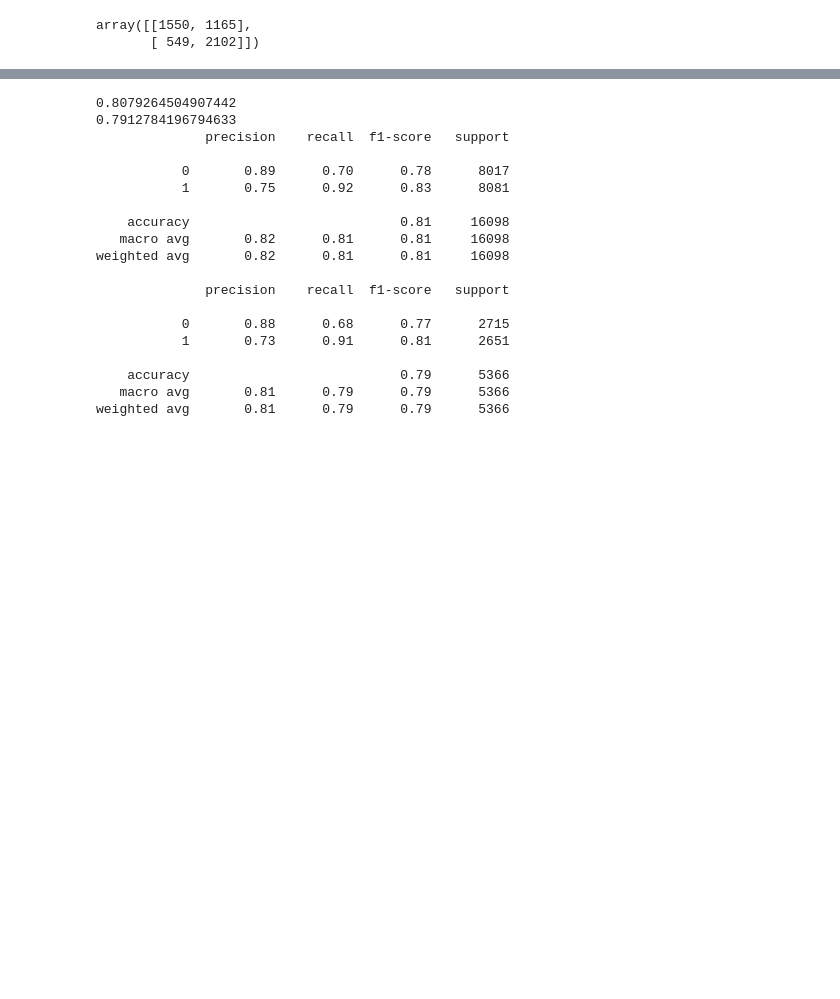
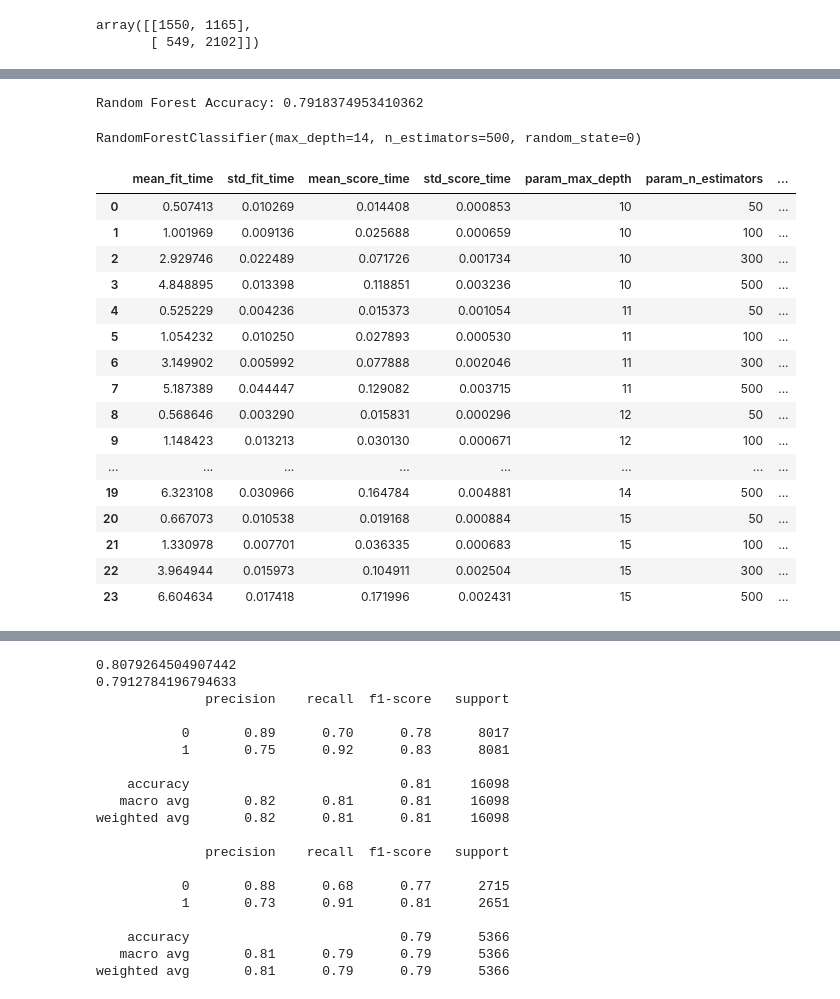
Before and after one commit to Encore-SKN-9/ml_4team, a Jupyter notebook: ml.ipynb, the cells around one changed output, grey strips where cells are left out. Cells and saved outputs as stored; diff of their text form; code cells hidden in the pictures; blank space fills up the shorter version.

```diff
--- a/ml.ipynb
+++ b/ml.ipynb
@@ -267,0 +275,10 @@ array([[1550, 1165],
+# %%
+skf = StratifiedKFold(n_splits=5)
+dt_clf = DecisionTreeClassifier(random_state=0)
+params = {
+    "max_depth": [3,4,5,6,7,8,9,10]
+}
+gscv_tree = GridSearchCV (dt_clf, params, scoring ='accuracy', cv = skf)
+gscv_tree.fit(X_train, y_train)
+print(gscv_tree.best_estimator_)
+pd.DataFrame(gscv_tree.cv_results_)
@@ -267,0 +296,41 @@ array([[1550, 1165],
+# %%
+# 랜덤 포레스트
+rf_clf = RandomForestClassifier(
+    n_estimators=200,
+    max_features='sqrt',  # 특성의 일부만 사용
+    random_state=42
+)
+rf_clf.fit(X_train, y_train)
+print("Random Forest Accuracy:", rf_clf.score(X_test, y_test))
+# %% [output]
+Random Forest Accuracy: 0.7918374953410362
+# %%
+skf = StratifiedKFold(n_splits=5)
+rf_clf = RandomForestClassifier(random_state=0)
+params = {
+    "max_depth": [10,11,12,13,14,15],
+    "n_estimators": [50, 100, 300, 500]
+}
+gscv_rf = GridSearchCV (rf_clf, params, scoring ='accuracy', cv = skf)
+gscv_rf.fit(X_train, y_train)
+print(gscv_rf.best_estimator_)
+pd.DataFrame(gscv_rf.cv_results_)
+# %% [output]
+RandomForestClassifier(max_depth=14, n_estimators=500, random_state=0)
+|  | mean_fit_time | std_fit_time | mean_score_time | std_score_time | param_max_depth | param_n_estimators | ... |
+| 0 | 0.507413 | 0.010269 | 0.014408 | 0.000853 | 10 | 50 | ... |
+| 1 | 1.001969 | 0.009136 | 0.025688 | 0.000659 | 10 | 100 | ... |
+| 2 | 2.929746 | 0.022489 | 0.071726 | 0.001734 | 10 | 300 | ... |
+| 3 | 4.848895 | 0.013398 | 0.118851 | 0.003236 | 10 | 500 | ... |
+| 4 | 0.525229 | 0.004236 | 0.015373 | 0.001054 | 11 | 50 | ... |
+| 5 | 1.054232 | 0.010250 | 0.027893 | 0.000530 | 11 | 100 | ... |
+| 6 | 3.149902 | 0.005992 | 0.077888 | 0.002046 | 11 | 300 | ... |
+| 7 | 5.187389 | 0.044447 | 0.129082 | 0.003715 | 11 | 500 | ... |
+| 8 | 0.568646 | 0.003290 | 0.015831 | 0.000296 | 12 | 50 | ... |
+| 9 | 1.148423 | 0.013213 | 0.030130 | 0.000671 | 12 | 100 | ... |
+| ... | ... | ... | ... | ... | ... | ... | ... |
+| 19 | 6.323108 | 0.030966 | 0.164784 | 0.004881 | 14 | 500 | ... |
+| 20 | 0.667073 | 0.010538 | 0.019168 | 0.000884 | 15 | 50 | ... |
+| 21 | 1.330978 | 0.007701 | 0.036335 | 0.000683 | 15 | 100 | ... |
+| 22 | 3.964944 | 0.015973 | 0.104911 | 0.002504 | 15 | 300 | ... |
+| 23 | 6.604634 | 0.017418 | 0.171996 | 0.002431 | 15 | 500 | ... |
```
Also changed, not shown: parts of 10 cells of this notebook.
